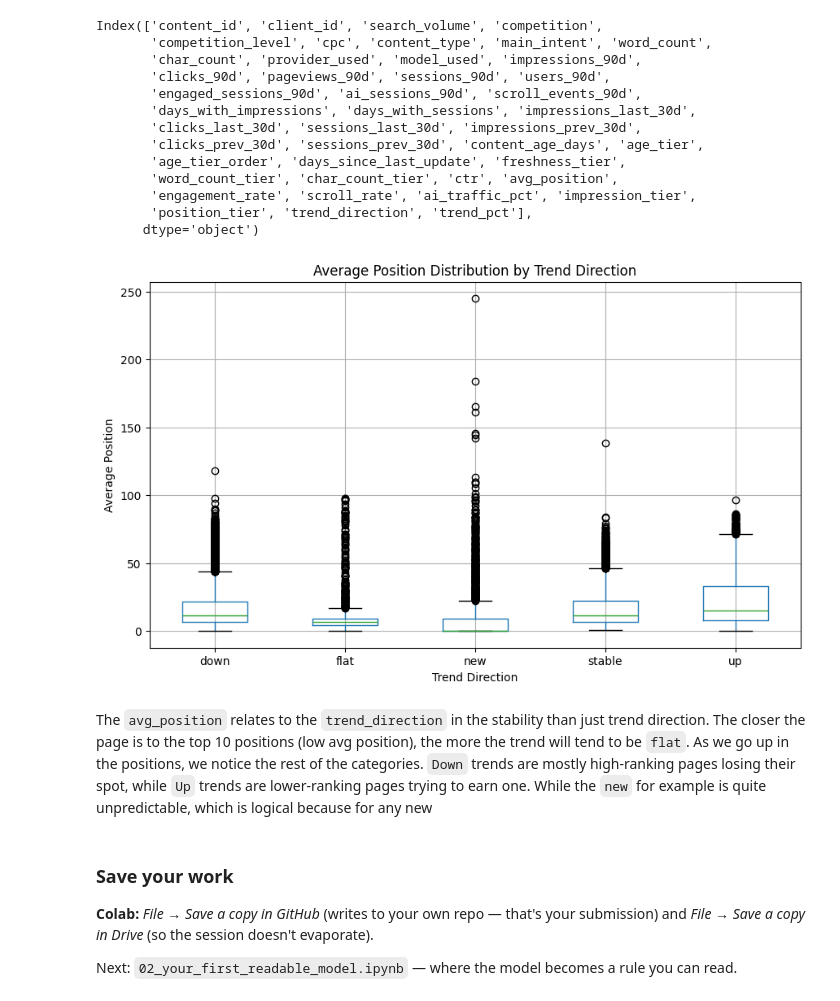
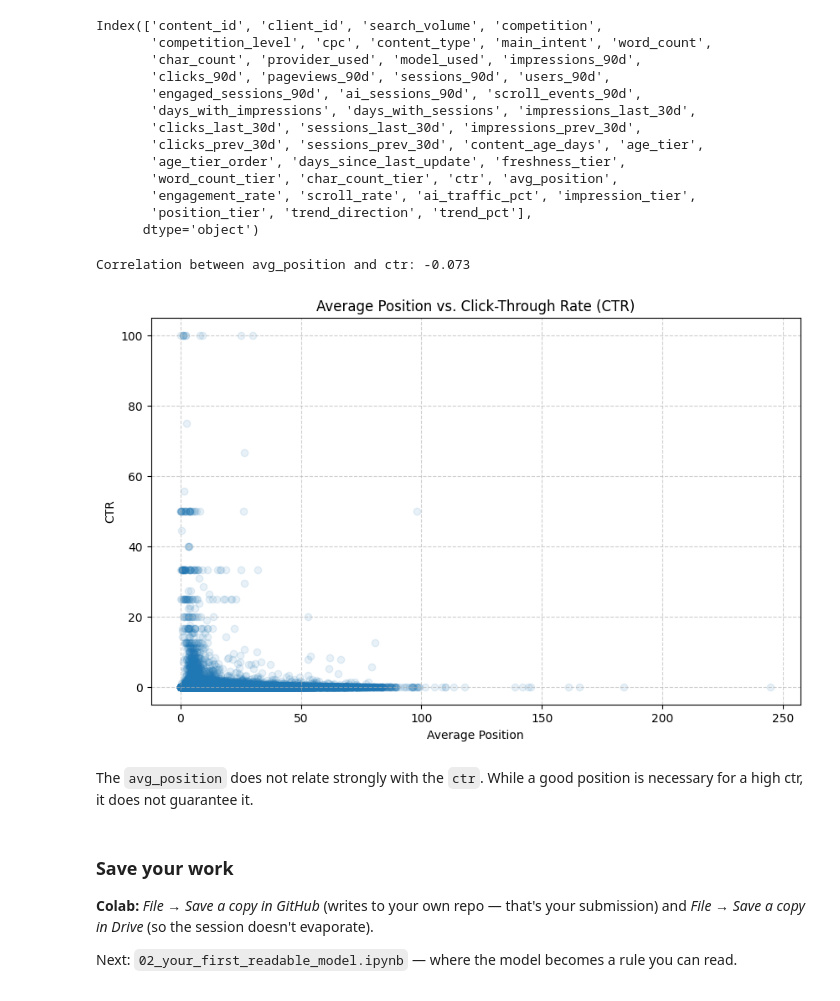
Before and after one commit to AhmedWaleedElFar/flyrank-ml-assignments, a Jupyter notebook: notebooks/01_first_look_and_discovery.ipynb, the cells around one changed output. Saved outputs shown, nothing was run; the diff lists cells and outputs as text; code cells hidden in the pictures.

Commit message:
Fix: observe pattern between `avg_position` and `ctr`

```diff
--- a/notebooks/01_first_look_and_discovery.ipynb
+++ b/notebooks/01_first_look_and_discovery.ipynb
@@ -236,17 +234,23 @@ Index(['content_id', 'client_id', 'search_volume', 'competition',
 # %%
 import matplotlib.pyplot as plt
 
-# Box plot to see the relationship between avg_position and trend_direction
-df.boxplot(column='avg_position', by='trend_direction', figsize=(10, 6))
-plt.title('Average Position Distribution by Trend Direction')
-plt.suptitle('')  # Remove the default pandas subtitle
-plt.ylabel('Average Position')
-plt.xlabel('Trend Direction')
+# Calculate correlation
+correlation = df['avg_position'].corr(df['ctr'])
+print(f"Correlation between avg_position and ctr: {correlation:.3f}")
+
+# Visualize the relationship with a scatter plot
+plt.figure(figsize=(10, 6))
+plt.scatter(df['avg_position'], df['ctr'], alpha=0.1)
+plt.title('Average Position vs. Click-Through Rate (CTR)')
+plt.xlabel('Average Position')
+plt.ylabel('CTR')
+plt.grid(True, linestyle='--', alpha=0.6)
 plt.show()
 # %% [output]
+Correlation between avg_position and ctr: -0.073
-[figure, old version]
+[figure, new version]
-# %% [markdown]
-The `avg_position` relates to the `trend_direction` in the stability than just trend direction. The closer the page is to the top 10 positions (low avg position), the more the trend will tend to be `flat`. As we go up in the positions, we notice the rest of the categories. `Down` trends are mostly high-ranking pages losing their spot, while `Up` trends are lower-ranking pages trying to earn one. While the `new` for example is quite unpredictable, which is logical because for any new
+# %% [markdown]
+The `avg_position` does not relate strongly with the `ctr`. While a good position is necessary for a high ctr, it does not guarantee it.
 # %% [markdown]
 ### Save your work
 **Colab:** *File → Save a copy in GitHub* (writes to your own repo — that's your submission) and *File → Save a copy in Drive* (so the session doesn't evaporate).
```
Also changed, not shown: parts of 1 cell of this notebook.
